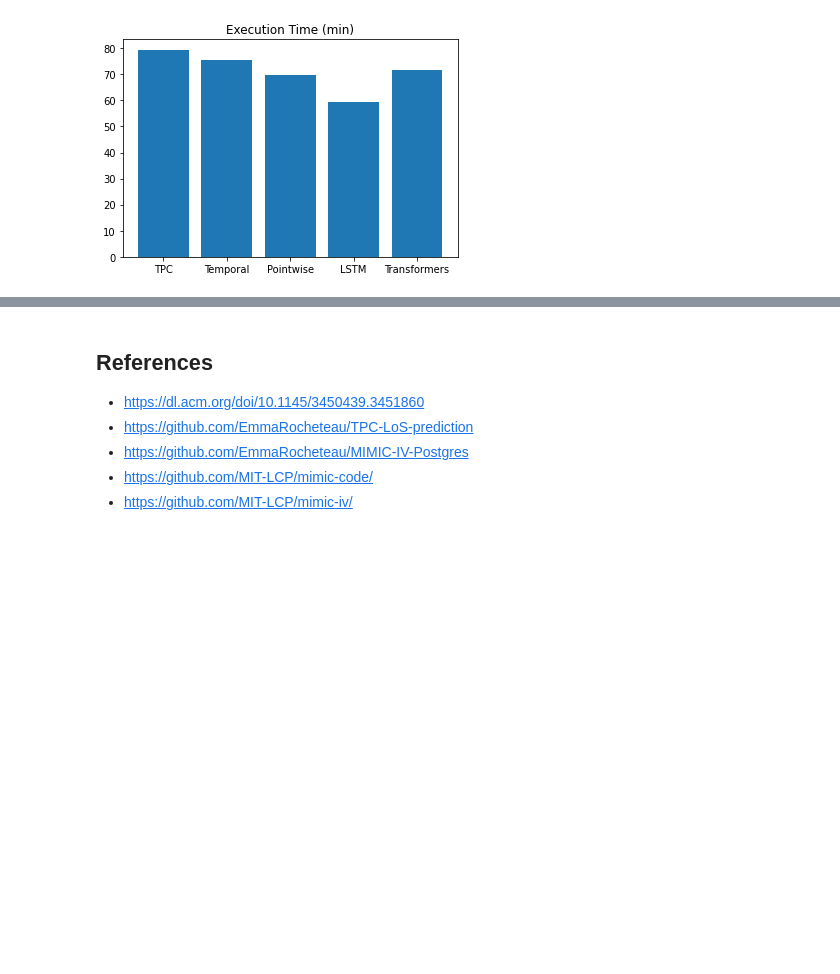
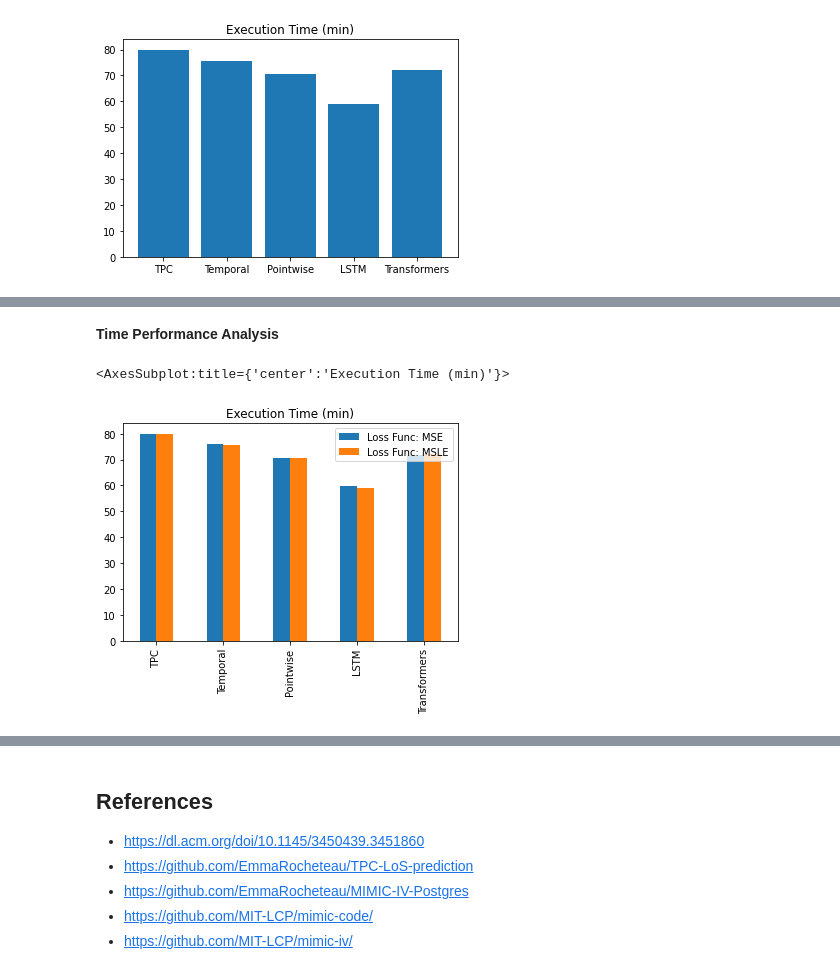
Before and after one commit to SewoongLee/cs598_replication_tpc_los_prediction, a Jupyter notebook: summary_notebook.ipynb, the cells around one changed output, grey strips where cells are left out. Cells and saved outputs as stored; diff of their text form; code cells hidden in the pictures; blank space fills up the shorter version.

```diff
--- a/summary_notebook.ipynb
+++ b/summary_notebook.ipynb
@@ -224,0 +286,6 @@ Text(0.5, 1.0, 'Execution Time (min)')
+# %%
+start = time.time()
+!python -m models.run_tpc --model_type temp_only --n_epochs 5 --loss mse
+end = time.time()
+mse_time_perf["temp_only"] = (end - start)
+print(f"{(end - start)/60:.2f} min")
@@ -224,0 +310,6 @@ Text(0.5, 1.0, 'Execution Time (min)')
+# %%
+start = time.time()
+!python -m models.run_tpc --model_type tpc --n_epochs 5 --loss mse
+end = time.time()
+mse_time_perf["tpc"] = (end - start)
+print(f"{(end - start)/60:.2f} min")
@@ -224,0 +334,6 @@ Text(0.5, 1.0, 'Execution Time (min)')
+# %%
+start = time.time()
+!python -m models.run_lstm --n_epochs 5 --loss mse
+end = time.time()
+mse_time_perf["lstm"] = (end - start)
+print(f"{(end - start)/60:.2f} min")
@@ -224,0 +358,6 @@ Text(0.5, 1.0, 'Execution Time (min)')
+# %%
+start = time.time()
+!python -m models.run_transformer --n_epochs 5 --loss mse
+end = time.time()
+mse_time_perf["transformer"] = (end - start)
+print(f"{(end - start)/60:.2f} min")
@@ -224,0 +428,15 @@ Text(0.5, 1.0, 'Execution Time (min)')
+# %% [markdown]
+**Time Performance Analysis**
+# %%
+df = pd.DataFrame(
+    {
+        "Loss Func: MSE": np.array([mse_time_perf["tpc"], mse_time_perf["temp_only"], mse_time_perf["pointwise_only"], mse_time_perf["lstm"], mse_time_perf["transformer"]])/60,
+        "Loss Func: MSLE": np.array([time_perf["tpc"], time_perf["temp_only"], time_perf["pointwise_only"], time_perf["lstm"], time_perf["transformer"]])/60
+    },
+    index=["TPC", "Temporal", "Pointwise", "LSTM", "Transformers"]
+)
+
+df.plot.bar(title="Execution Time (min)")
+# %% [output]
+<AxesSubplot:title={'center':'Execution Time (min)'}>
+[figure, added]
```
Also changed, not shown: parts of 56 cells of this notebook, 1 other file.
